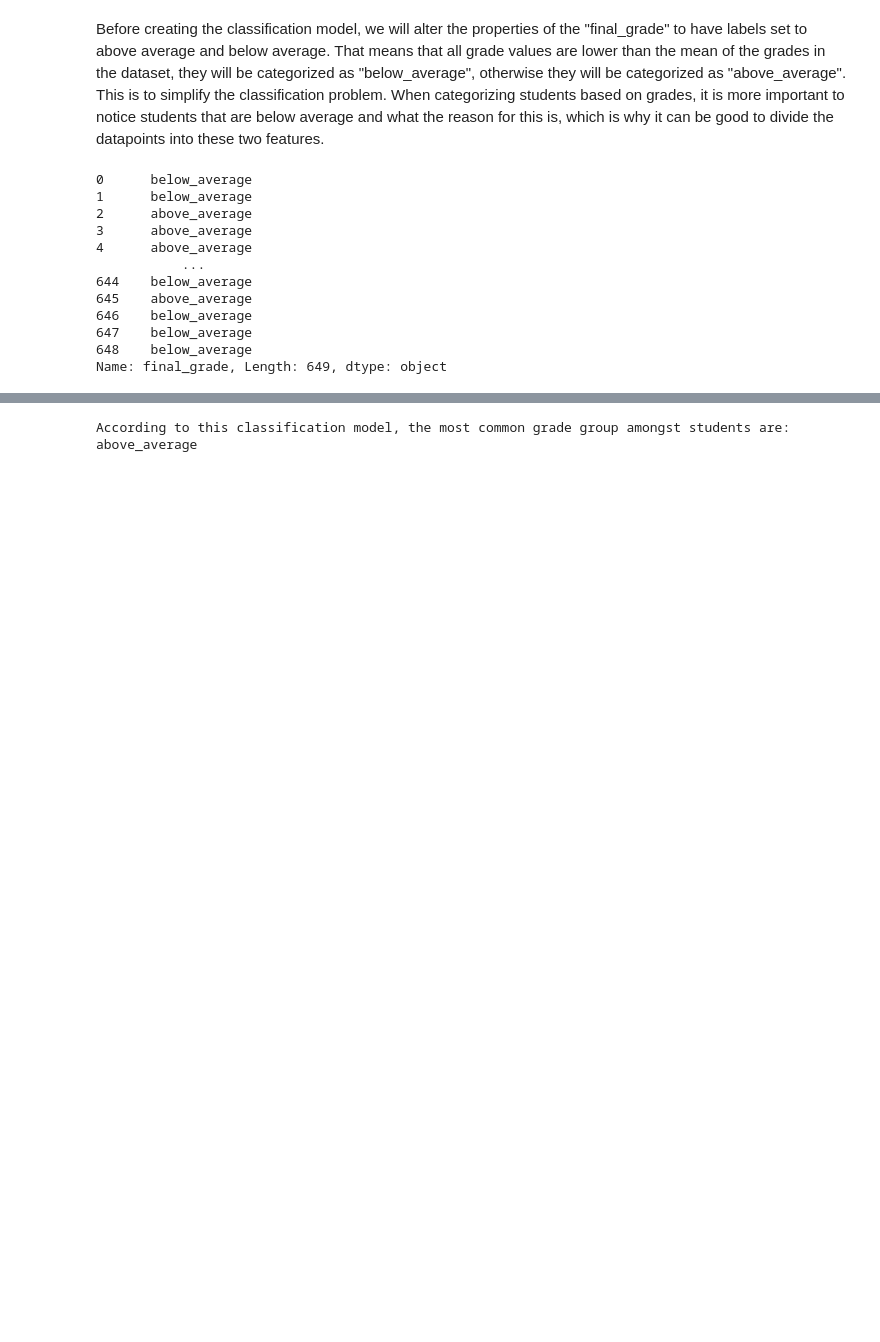
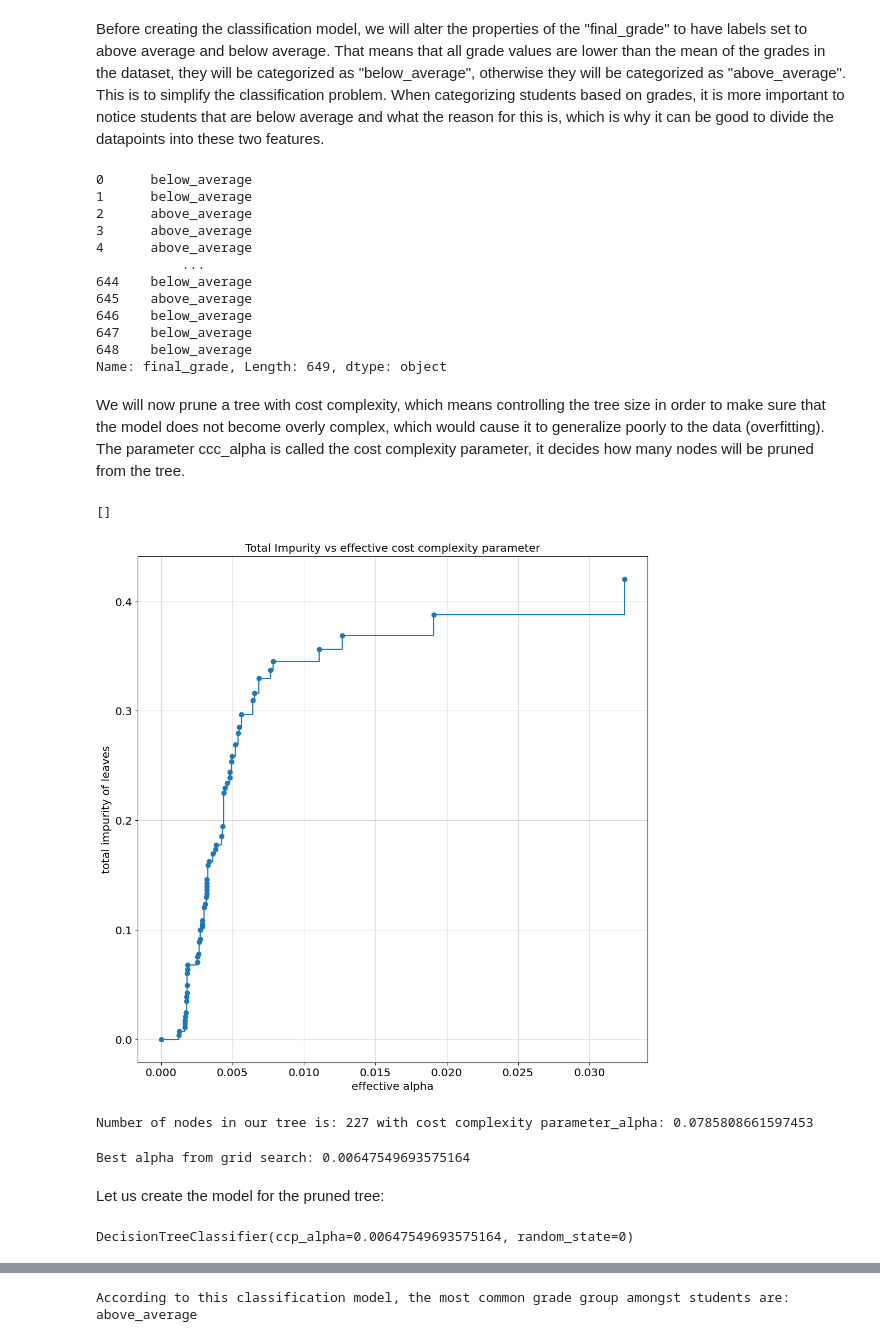
Before and after one commit to Kajlid/Final-project-Machine_Learning, a Jupyter notebook: final_project_group6.ipynb, the cells around one changed output, grey strips where cells are left out. Saved outputs shown, nothing was run; the diff lists cells and outputs as text; code cells hidden in the pictures; blank space fills up the shorter version.

```diff
--- a/final_project_group6.ipynb
+++ b/final_project_group6.ipynb
@@ -1125,7 +1122,7 @@ Decision trees can be used for classification and regression tasks. They are a n
 Before creating the classification model, we will alter the properties of the "final_grade" to have labels set to above average and below average. That means that all grade values are lower than the mean of the grades in the dataset, they will be categorized as "below_average", otherwise they will be categorized as "above_average". This is to simplify the classification problem. When categorizing students based on grades, it is more important to notice students that are below average and what the reason for this is, which is why it can be good to divide the datapoints into these two features.
 # %%
 # Multilabel sequences are considered to be continuous, while binary and multiclass types are discrete.
-# Only features with discrete values can be used in the classifier.
+# In this dataset, all features are discrete.
 
 boolean_mask = data_without_G1_G2.columns.isin(['age', 'mother_education', 'father_education', 'traveltime', 'studytime', 'failures', 'famrel', 'freetime', 'going_out',
        'workday_alcohol', 'weekend_alcohol', 'health', 'absences', 'school_GP', 'school_MS', 'sex_F', 'sex_M', 'address_R', 'address_U',
@@ -1139,7 +1136,7 @@ labels = ["below_average", "above_average"]
 
 mean = data_without_G1_G2["final_grade"].mean()
 
-conditions = [(data_without_G1_G2["final_grade"] < mean),(data_without_G1_G2["final_grade"] >= mean)]
+conditions = [(data_without_G1_G2["final_grade"] < mean),(data_without_G1_G2["final_grade"] > mean)]
 # %%
 # Use numpy.select to apply the labels based on the conditions
 data_without_G1_G2["final_grade"] = np.select(conditions, labels, default="average") # default is set to average
@@ -1167 +1161,50 @@ clf = clf.fit(X_class, y_class)   # train
+# %% [markdown]
+We will now prune a tree with cost complexity, which means controlling the tree size in order to make sure that the model does not become overly complex, which would cause it to generalize poorly to the data (overfitting). The parameter ccc_alpha is called the cost complexity parameter, it decides how many nodes will be pruned from the tree.
+# %%
+X_train_class, X_test_class, y_train_class, y_test_class = train_test_split(X_class, y_class, test_size=0.2, random_state=0)
+clf = tree.DecisionTreeClassifier(random_state=0)   # instantiate a tree classifier.
+
+path = clf.cost_complexity_pruning_path(X_train_class, y_train_class)
+ccp_alphas, impurities = path.ccp_alphas, path.impurities
+# %%
+fig, ax = plt.subplots()
+ax.plot(ccp_alphas[:-1], impurities[:-1], marker="o", drawstyle="steps-post")
+ax.set_xlabel("effective alpha")
+ax.set_ylabel("total impurity of leaves")
+ax.set_title("Total Impurity vs effective cost complexity parameter")
+plt.grid(alpha=0.5); plt.plot()
+# %% [output]
+[]
+[figure, added]
+# %%
+classifiers = []
+for ccp_alpha in ccp_alphas:
+    clf.fit(X_train_class, y_train_class)
+    classifiers.append(clf)
+print("Number of nodes in our tree is:", classifiers[-1].tree_.node_count, "with cost complexity parameter_alpha:", ccp_alphas[-1])
+# %% [output]
+Number of nodes in our tree is: 227 with cost complexity parameter_alpha: 0.0785808661597453
+# %%
+# HYPERPARAMETER TUNING #
+# parameter grid for alpha values
+param_grid = {'ccp_alpha': ccp_alphas}
+
+# Create a GridSearchCV object with cross-validation
+grid_search = GridSearchCV(clf, param_grid, cv=5)
+
+# Fit the GridSearchCV object on the training data
+grid_search.fit(X_train_class, y_train_class)
+
+# Print the best alpha value
+print("Best alpha from grid search:", grid_search.best_params_['ccp_alpha'])
+# %% [output]
+Best alpha from grid search: 0.00647549693575164
+# %% [markdown]
+Let us create the model for the pruned tree:
+# %%
+X_train_class, X_test_class, y_train_class, y_test_class = train_test_split(X_class, y_class, test_size=0.2, random_state=0)
+clf = tree.DecisionTreeClassifier(random_state=0, ccp_alpha = grid_search.best_params_['ccp_alpha'])   # instantiate a tree classifier.
+clf.fit(X_train_class, y_train_class)
+# %% [output]
+DecisionTreeClassifier(ccp_alpha=0.00647549693575164, random_state=0)
 # %%
```
Also changed, not shown: parts of 24 cells of this notebook.
